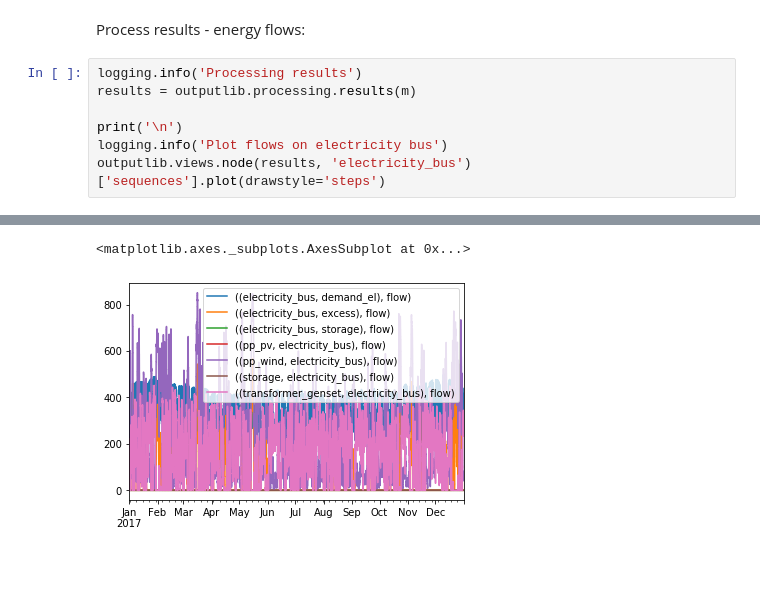
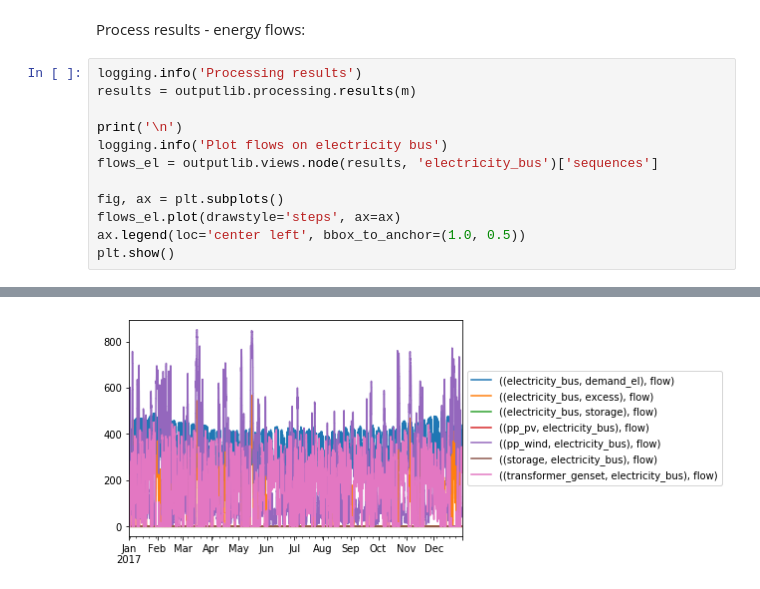
Before and after one commit to smartie2076/oemof_workshop, a Jupyter notebook: Day_2_Components_Oemof/2b_task_micro_grid_solution.ipynb, the cells around one changed output, grey strips where cells are left out. Drawn from its saved outputs; the diff is of its cells as text.

```diff
--- a/Day_2_Components_Oemof/2b_task_micro_grid_solution.ipynb
+++ b/Day_2_Components_Oemof/2b_task_micro_grid_solution.ipynb
@@ -189,5 +189,10 @@ results = outputlib.processing.results(m)
 
 print('\n')
 logging.info('Plot flows on electricity bus')
-outputlib.views.node(results, 'electricity_bus')['sequences'].plot(drawstyle='steps')
+flows_el = outputlib.views.node(results, 'electricity_bus')['sequences']
+
+fig, ax = plt.subplots()
+flows_el.plot(drawstyle='steps', ax=ax)
+ax.legend(loc='center left', bbox_to_anchor=(1.0, 0.5))
+plt.show()
 # %% [output]
@@ -198,2 +203 @@ outputlib.views.node(results, 'electricity_bus')['sequences'].plot(drawstyle='st
-<matplotlib.axes._subplots.AxesSubplot at 0x...>
-[figure, old version]
+[figure, new version]
```
Also changed, not shown: parts of 6 cells of this notebook, 3 other files.
